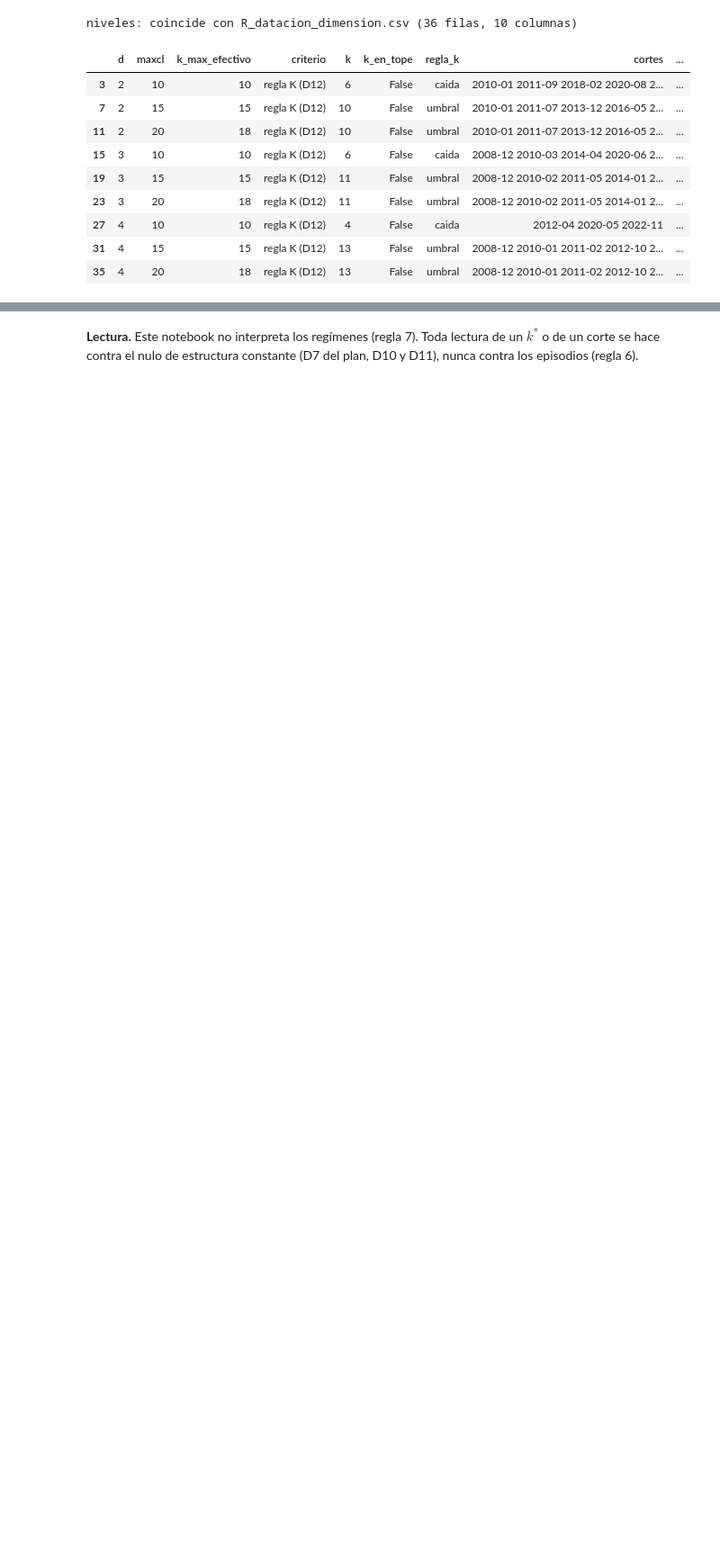
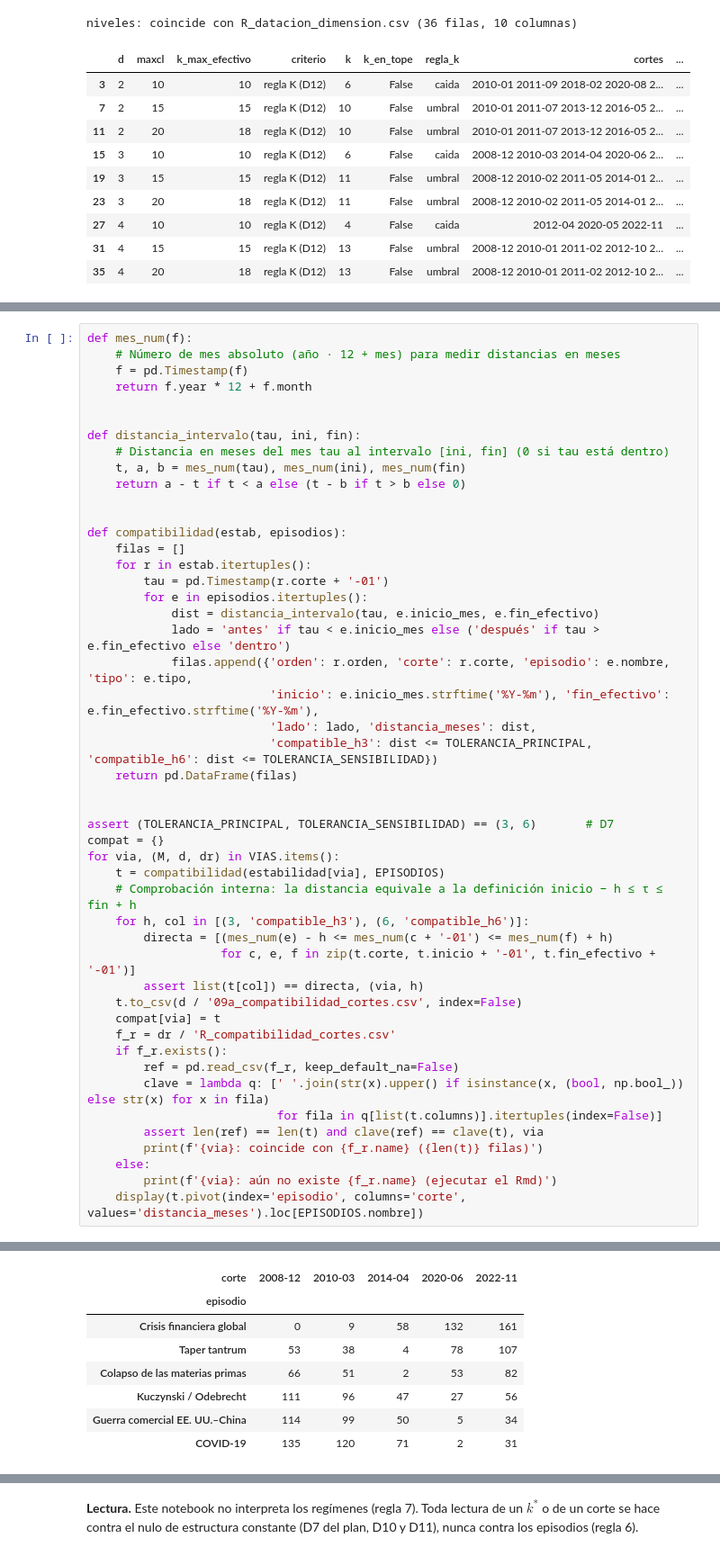
Before and after one commit to RobertoSam/Tesis-modelamiento-matematico, a Jupyter notebook: notebooks/09a_datacion_pca.ipynb, the cells around one changed output, grey strips where cells are left out. Shown at 90% size. Saved outputs shown, nothing was run; the diff lists cells and outputs as text; blank space fills up the shorter version.

```diff
--- a/notebooks/09a_datacion_pca.ipynb
+++ b/notebooks/09a_datacion_pca.ipynb
@@ -281,0 +303,49 @@ niveles: coincide con R_datacion_dimension.csv (36 filas, 10 columnas)
+# %%
+def mes_num(f):
+    # Número de mes absoluto (año · 12 + mes) para medir distancias en meses
+    f = pd.Timestamp(f)
+    return f.year * 12 + f.month
+
+
+def distancia_intervalo(tau, ini, fin):
+    # Distancia en meses del mes tau al intervalo [ini, fin] (0 si tau está dentro)
+    t, a, b = mes_num(tau), mes_num(ini), mes_num(fin)
+    return a - t if t < a else (t - b if t > b else 0)
+
+
+def compatibilidad(estab, episodios):
+    filas = []
+    for r in estab.itertuples():
+        tau = pd.Timestamp(r.corte + '-01')
+        for e in episodios.itertuples():
+            dist = distancia_intervalo(tau, e.inicio_mes, e.fin_efectivo)
+            lado = 'antes' if tau < e.inicio_mes else ('después' if tau > e.fin_efectivo else 'dentro')
+            filas.append({'orden': r.orden, 'corte': r.corte, 'episodio': e.nombre, 'tipo': e.tipo,
+                          'inicio': e.inicio_mes.strftime('%Y-%m'), 'fin_efectivo': e.fin_efectivo.strftime('%Y-%m'),
+                          'lado': lado, 'distancia_meses': dist,
+                          'compatible_h3': dist <= TOLERANCIA_PRINCIPAL, 'compatible_h6': dist <= TOLERANCIA_SENSIBILIDAD})
+    return pd.DataFrame(filas)
+
+
+assert (TOLERANCIA_PRINCIPAL, TOLERANCIA_SENSIBILIDAD) == (3, 6)       # D7
+compat = {}
+for via, (M, d, dr) in VIAS.items():
+    t = compatibilidad(estabilidad[via], EPISODIOS)
+    # Comprobación interna: la distancia equivale a la definición inicio − h ≤ τ ≤ fin + h
+    for h, col in [(3, 'compatible_h3'), (6, 'compatible_h6')]:
+        directa = [(mes_num(e) - h <= mes_num(c + '-01') <= mes_num(f) + h)
+                   for c, e, f in zip(t.corte, t.inicio + '-01', t.fin_efectivo + '-01')]
+        assert list(t[col]) == directa, (via, h)
+    t.to_csv(d / '09a_compatibilidad_cortes.csv', index=False)
+    compat[via] = t
+    f_r = dr / 'R_compatibilidad_cortes.csv'
+    if f_r.exists():
+        ref = pd.read_csv(f_r, keep_default_na=False)
+        clave = lambda q: [' '.join(str(x).upper() if isinstance(x, (bool, np.bool_)) else str(x) for x in fila)
+                           for fila in q[list(t.columns)].itertuples(index=False)]
+        assert len(ref) == len(t) and clave(ref) == clave(t), via
+        print(f'{via}: coincide con {f_r.name} ({len(t)} filas)')
+    else:
+        print(f'{via}: aún no existe {f_r.name} (ejecutar el Rmd)')
+    display(t.pivot(index='episodio', columns='corte', values='distancia_meses').loc[EPISODIOS.nombre])
+# %% [output]
@@ -281,0 +353,8 @@ niveles: coincide con R_datacion_dimension.csv (36 filas, 10 columnas)
+| corte | 2008-12 | 2010-03 | 2014-04 | 2020-06 | 2022-11 |
+| episodio |  |  |  |  |  |
+| Crisis financiera global | 0 | 9 | 58 | 132 | 161 |
+| Taper tantrum | 53 | 38 | 4 | 78 | 107 |
+| Colapso de las materias primas | 66 | 51 | 2 | 53 | 82 |
+| Kuczynski / Odebrecht | 111 | 96 | 47 | 27 | 56 |
+| Guerra comercial EE. UU.–China | 114 | 99 | 50 | 5 | 34 |
+| COVID-19 | 135 | 120 | 71 | 2 | 31 |
```
Also changed, not shown: parts of 8 cells of this notebook, 11 other files.
